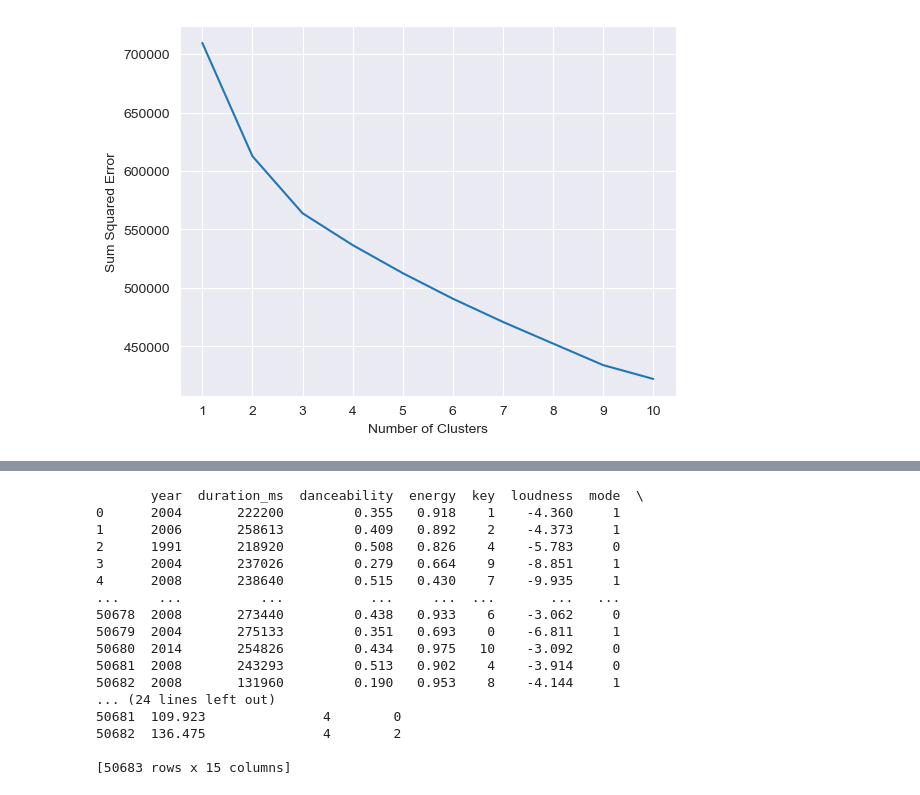
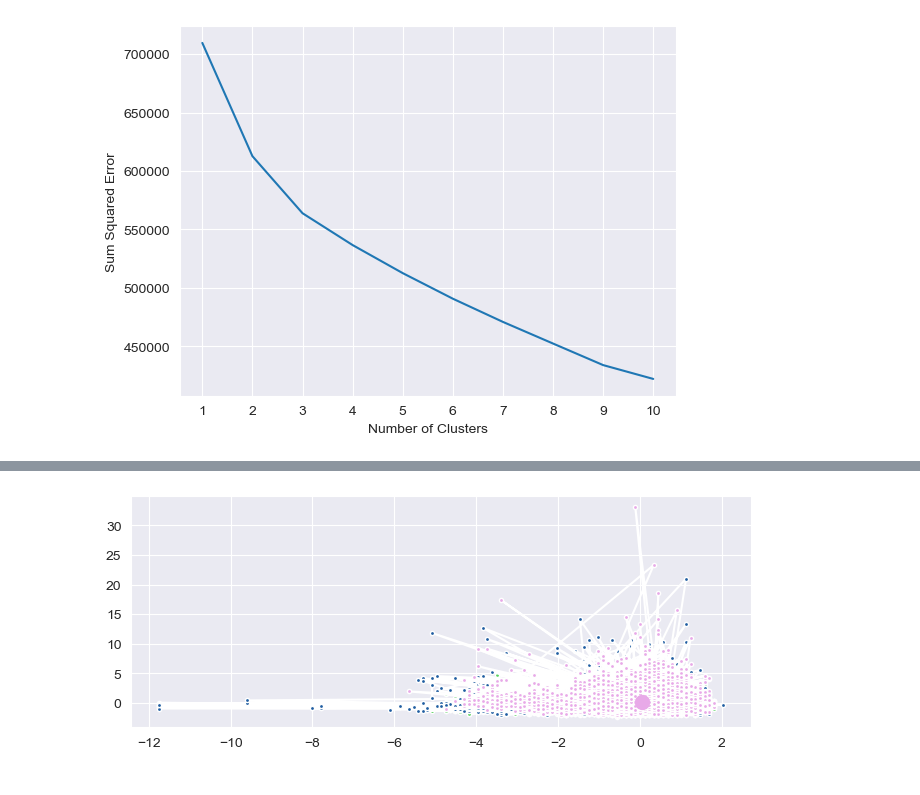
Before and after one commit to hdeyst/Music_Recommendation_Machine_Learning, a Jupyter notebook: clustering.ipynb, the cells around one changed output, grey strips where cells are left out. Cells and saved outputs as stored; diff of their text form; code cells hidden in the pictures.

Commit message:
more clustering work

```diff
--- a/clustering.ipynb
+++ b/clustering.ipynb
@@ -74,7 +72,14 @@ plt.show()
 [figure]
 # %%
 # Elbow at 3 clusters
-kmeans = KMeans(init="random", n_clusters=3, n_init=10, random_state=64)
+num_clusters = 3
+
+# compute clustering w/ kmeans
+kmeans = KMeans(init="random", n_clusters=num_clusters, n_init=10, random_state=64)
 kmeans.fit(scaled_df)
-kmeans.labels_
+k_means_cluster_centers = kmeans.cluster_centers_
+k_means_labels = pairwise_distances_argmin(scaled_df, k_means_cluster_centers)
+
+df['cluster'] = kmeans.labels_
+print(df)
 # %% [output]
@@ -82,21 +103,17 @@ array([2, 2, 0, ..., 2, 0, 2], dtype=int32)
 # %%
-df['cluster'] = kmeans.labels_
-print(df)
+fig = plt.figure(figsize=(8, 3))
+colors = ["#58d15e", "#1f5da1", "#e8a9e8"]
+
+for k in range(num_clusters):
+    members = k_means_labels == k
+    center = k_means_cluster_centers[k]
+
+    # plot the color-coded clustered data
+    plt.plot(scaled_df[members, 0], scaled_df[members, 1], "w", markerfacecolor=colors[k], marker='.')
+
+    # plot center points
+    plt.plot(center[0], center[1], "o", markerfacecolor=colors[k], markeredgecolor=colors[k], markersize=10)
+
+plt.show()
 # %% [output]
-       year  duration_ms  danceability  energy  key  loudness  mode  \
-0      2004       222200         0.355   0.918    1    -4.360     1
-1      2006       258613         0.409   0.892    2    -4.373     1
-2      1991       218920         0.508   0.826    4    -5.783     0
-3      2004       237026         0.279   0.664    9    -8.851     1
-4      2008       238640         0.515   0.430    7    -9.935     1
-...     ...          ...           ...     ...  ...       ...   ...
-50678  2008       273440         0.438   0.933    6    -3.062     0
-50679  2004       275133         0.351   0.693    0    -6.811     1
-50680  2014       254826         0.434   0.975   10    -3.092     0
-50681  2008       243293         0.513   0.902    4    -3.914     0
-50682  2008       131960         0.190   0.953    8    -4.144     1
-... (24 lines left out)
-50681  109.923               4        0
-50682  136.475               4        2
-
-[50683 rows x 15 columns]
+[figure, added]
```
Also changed, not shown: parts of 4 cells of this notebook.
